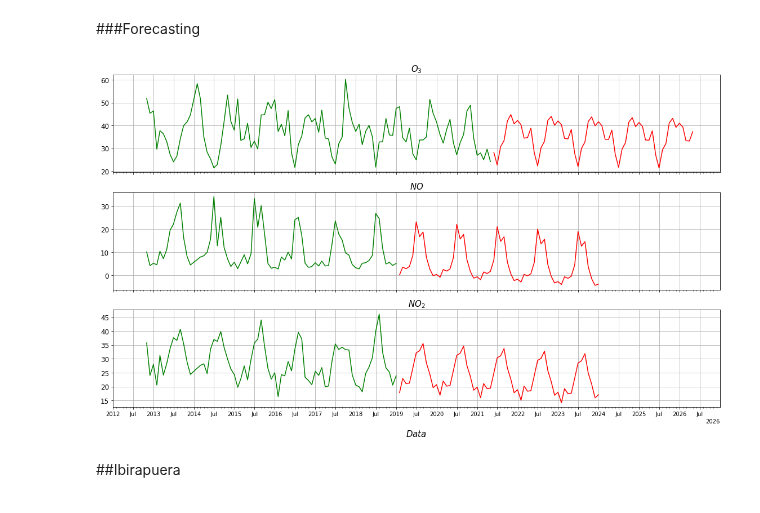
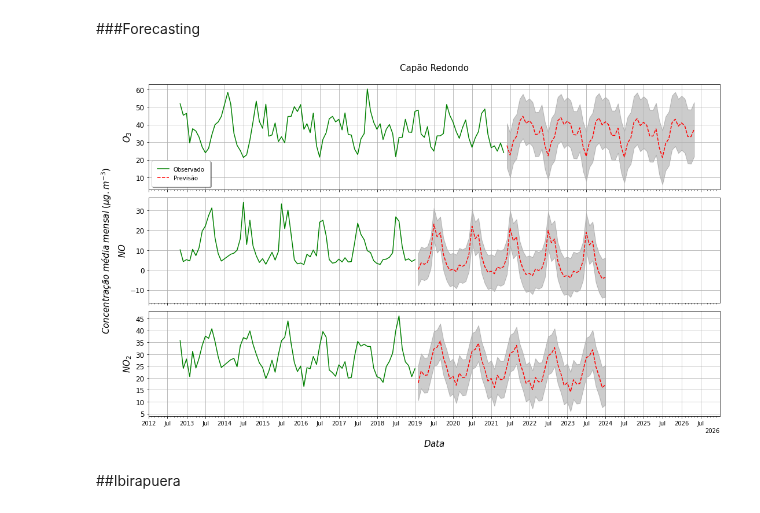
Before and after one commit to antoniogss/air_quality, a Jupyter notebook: sarima_forecasting.ipynb, the cells around one changed output. Drawn from its saved outputs; the diff is of its cells as text; code cells hidden in the pictures.

```diff
--- a/sarima_forecasting.ipynb
+++ b/sarima_forecasting.ipynb
@@ -234,15 +234,15 @@ forecast = model_aic.get_forecast(steps=steps)
 
 #predictions and confidence interval
 predictions_cp_no = forecast.predicted_mean
-ci = forecast.conf_int()
+ci_cp_no = forecast.conf_int()
 
 # #Observed Plot
 # fig = y.plot(label='Observed')
 # fig.set_xlabel('Date')
 # fig.set_ylabel('NO')
-# fig.fill_between(ci.index,
-#                  ci.iloc[:, 0],
-#                  ci.iloc[:, 1],
+# fig.fill_between(ci_cp_no.index,
+#                  ci_cp_no.iloc[:, 0],
+#                  ci_cp_no.iloc[:, 1],
 #                  color='k',
 #                  alpha=.2
 #                 )
@@ -297,15 +297,15 @@ forecast = model_aic.get_forecast(steps=steps)
 
 #predictions and confidence interval
 predictions_cp_no2 = forecast.predicted_mean
-ci = forecast.conf_int()
+ci_cpno2 = forecast.conf_int()
 
 # #Observed Plot
 # fig = y.plot(label='Observed')
 # fig.set_xlabel('Date')
 # fig.set_ylabel('NO2')
-# fig.fill_between(ci.index,
-#                  ci.iloc[:, 0],
-#                  ci.iloc[:, 1],
+# fig.fill_between(ci_cpno2.index,
+#                  ci_cpno2.iloc[:, 0],
+#                  ci_cpno2.iloc[:, 1],
 #                  color='k',
 #                  alpha=.2
 #                 )
@@ -320,6 +320,8 @@ ci = forecast.conf_int()
 # plt.show()
 # %% [markdown]
 ###Forecasting
+# %%
+ax = fig.add_subplot(111)
 # %%
 y_1 = cp_o3_8h_month
 y_2 = cp_nox_month['NO']
@@ -336,7 +338,14 @@ fig, (ax1, ax2, ax3) = plt.subplots(nrows=3,
 
 ax1.plot(y_1, label='Observado', color='green')
 
-ax1.plot(predictions_cp_o3['2021-05':], label='Previsto', color='red')
+ax1.plot(predictions_cp_o3['2021-05':], '--r', label='Previsão', color='red')
+
+ax1.fill_between(ci_cp_o3['2021-05':].index,
+                 ci_cp_o3['2021-05':].iloc[:, 0],
+                 ci_cp_o3['2021-05':].iloc[:, 1],
+                 color='k',
+                 alpha=.2
+                )
 
 # Major ticks every half year, minor ticks every month
 
@@ -361,7 +370,14 @@ for label in ax.get_xticklabels(which='major'):
 
 ax2.plot(y_2, label='Ibirapuera', color='green')
 
-ax2.plot(predictions_cp_no['2019-01':], label='Previsto', color='red')
+ax2.plot(predictions_cp_no['2019-01':], '--r', label='Previsto', color='red')
+
+ax2.fill_between(ci_cp_no['2019-01':].index,
+                 ci_cp_no['2019-01':].iloc[:, 0],
+                 ci_cp_no['2019-01':].iloc[:, 1],
+                 color='k',
+                 alpha=.2
+                )
 
 ax2.xaxis.set_major_locator(dates.MonthLocator(bymonth=(1, 7)))
 
@@ -382,7 +398,14 @@ for label in ax.get_xticklabels(which='major'):
 
 ax3.plot(y_3, label='Interlagos', color='green')
 
-ax3.plot(predictions_cp_no2['2019-01':], label='Previsto', color='red')
+ax3.plot(predictions_cp_no2['2019-01':], '--r', label='Previsto', color='red')
+
+ax3.fill_between(ci_cpno2['2019-01':].index,
+                 ci_cpno2['2019-01':].iloc[:, 0],
+                 ci_cpno2['2019-01':].iloc[:, 1],
+                 color='k',
+                 alpha=.2
+                )
 
 ax3.xaxis.set_major_locator(dates.MonthLocator(bymonth=(1, 7)))
 
@@ -400,48 +423,51 @@ for label in ax.get_xticklabels(which='major'):
     label.set(rotation=30, horizontalalignment='right')
 
 
-# ax1.legend()
-ax1.set_title('$O_{3}$',fontsize=15)
+ax1.legend(fancybox=True, framealpha=1, shadow=True, borderpad=1, loc='lower left')
+ax1.set_title('Capão Redondo\n',fontsize=15)
+ax1.set_ylabel('$O_{3}$',fontsize=15)
 ax1.set_xlim([dt.datetime(2012,1,1),dt.datetime(2026,12,31)], auto=True)
 
 # ax2.legend()
-ax2.set_title('$NO$',fontsize=15)
+# ax2.set_title('$NO$',fontsize=15)
+ax2.set_ylabel('$NO$',fontsize=15)
 ax2.set_xlim([dt.datetime(2012,1,1),dt.datetime(2026,12,31)], auto=True)
 
 # ax3.legend()
-ax3.set_title('$NO_{2}$',fontsize=15)
+# ax3.set_title('$NO_{2}$',fontsize=15)
+ax3.set_ylabel('$NO_{2}$',fontsize=15)
 ax3.set_xlim([dt.datetime(2012,1,1),dt.datetime(2026,12,31)], auto=True)
 
 fig.add_subplot(111, frameon=False)
 plt.tick_params(labelcolor='none',
                 which='both',
                 top=False,
                 bottom=False,
                 left=False,
                 right=False)
 
 plt.xlabel("\n$Data$",fontsize=15)
-# plt.ylabel("$Sazonalidade\;da\;concentração\;média\;mensal\;dos\;poluentes\;(u.a.)$\n",fontsize=15)
+plt.ylabel("$Concentração\;média\;mensal\;(µg.m^{-3})$\n\n",fontsize=15)
 
 plt.setp([ax1.get_yticklabels(),
           ax2.get_yticklabels(),
           ax3.get_yticklabels()],
          fontsize=12
          )
 
 
 plt.tight_layout()
 
-# plt.savefig(
-#               dir + 'cp_ets_seasonality.jpg',
-#               transparent = True,
-#               bbox_inches = 'tight',
-#               dpi = 500
-#             )
+plt.savefig(
+              dir + 'cp_prediction.jpg',
+              transparent = True,
+              bbox_inches = 'tight',
+              dpi = 500
+            )
 
 plt.show()
 # %% [output]
-[figure, old version]
+[figure, new version]
 # %% [markdown]
 ##Ibirapuera
 # %% [markdown]
```
Also changed, not shown: parts of 13 cells of this notebook.
